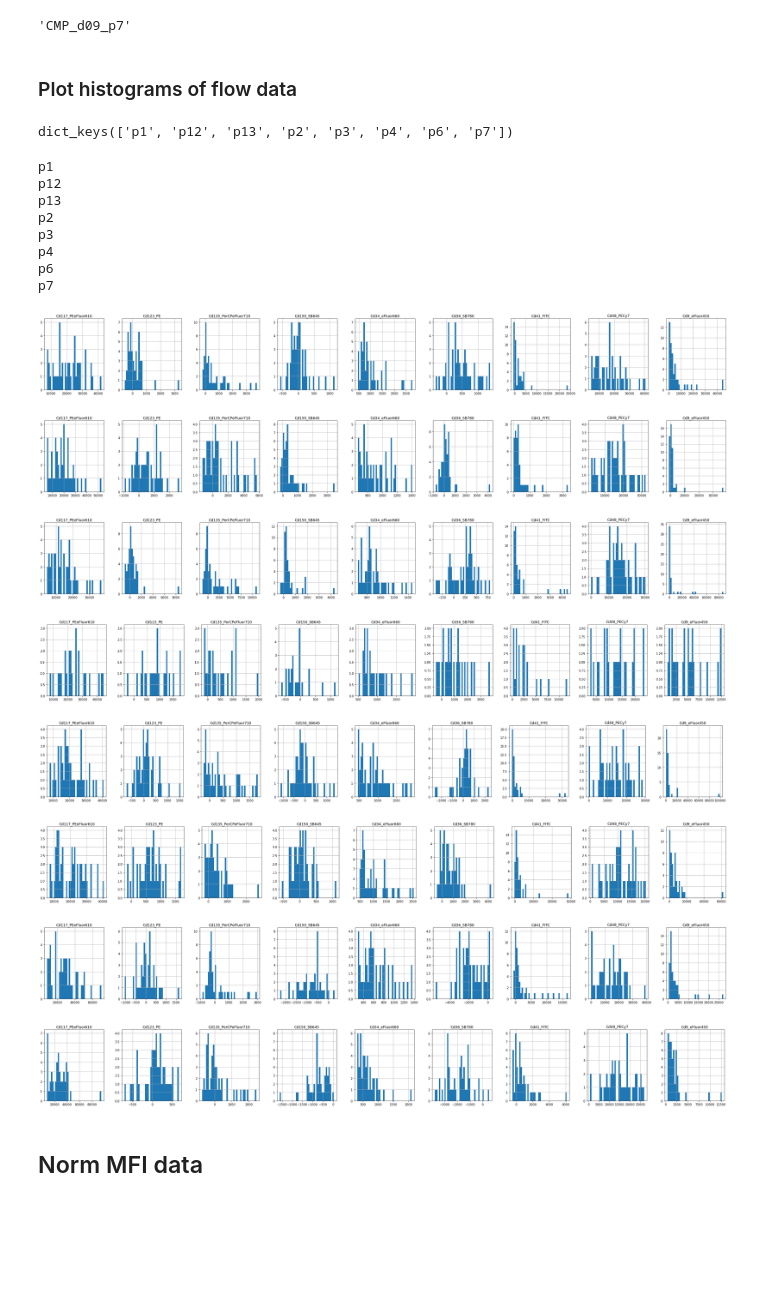
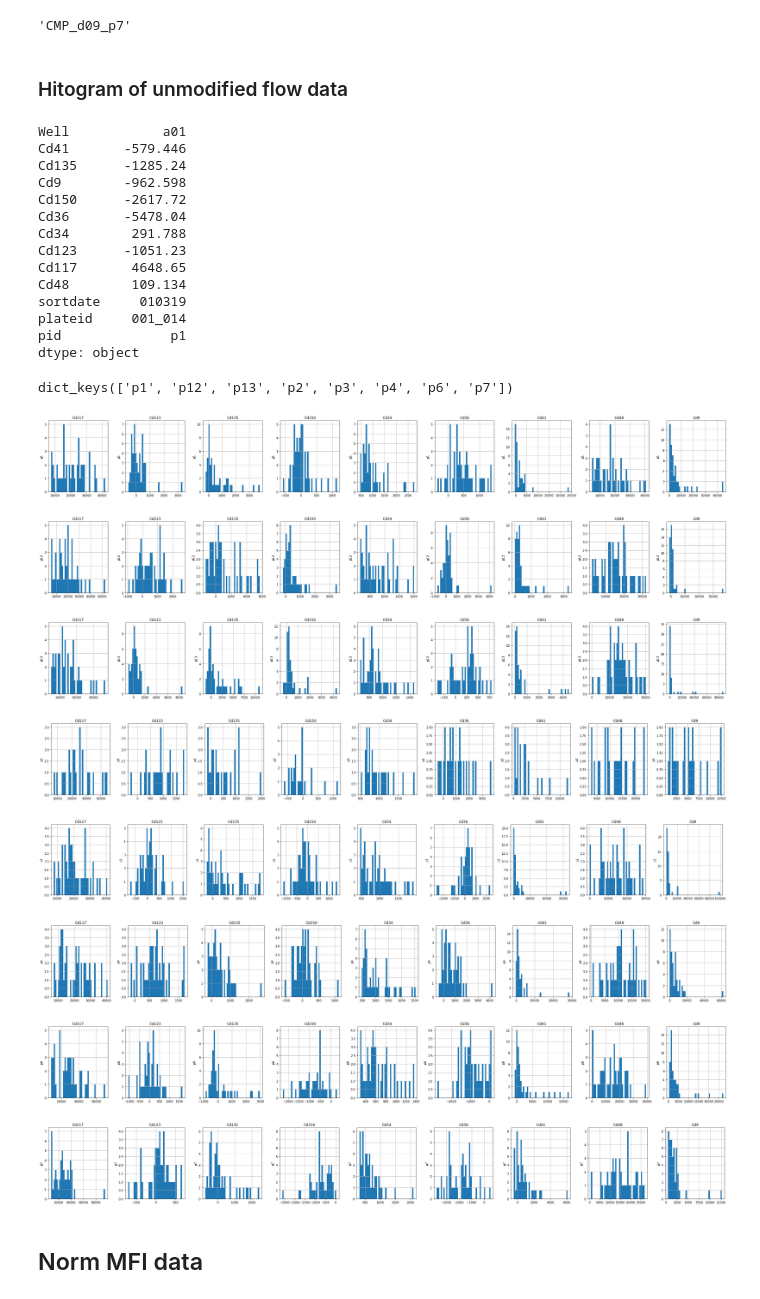
Before and after one commit to efheuston/msAggr_scRNASeq, a Jupyter notebook: IndexSorted_CMP.ipynb, the cells around one changed output. Saved outputs shown, nothing was run; the diff lists cells and outputs as text; code cells hidden in the pictures; blank space fills up the shorter version.

```diff
--- a/IndexSorted_CMP.ipynb
+++ b/IndexSorted_CMP.ipynb
@@ -519,7 +521,24 @@ mfi.index[139]
 # %% [output]
 'CMP_d09_p7'
 # %% [markdown]
-### Plot histograms of flow data
+### Hitogram of unmodified flow data
+# %%
+mfi.min()
+# %% [output]
+Well            a01
+Cd41       -579.446
+Cd135      -1285.24
+Cd9        -962.598
+Cd150      -2617.72
+Cd36       -5478.04
+Cd34        291.788
+Cd123      -1051.23
+Cd117       4648.65
+Cd48        109.134
+sortdate     010319
+plateid     001_014
+pid              p1
+dtype: object
 # %%
 mfi_by_pid = mfi.groupby('pid')
 mfi_by_pid.groups.keys()
@@ -528,28 +547,21 @@ dict_keys(['p1', 'p12', 'p13', 'p2', 'p3', 'p4', 'p6', 'p7'])
 # %%
 for plate in mfi_by_pid.groups.keys():
     plot_group = mfi_by_pid.get_group(plate)
     plot_group = plot_group.replace(np.nan, 0)
-    print(plate)
-    y_label = plate
-    plot_group.hist(bins = 40, layout = (9, 11), figsize = (50, 50))
-    plt.xlim(left = 0)
+
+    for array in plot_group.hist(bins = 40, layout = (9, 11), figsize = (50, 50)):
+        for subplot in array:
+            subplot.set_ylabel(plate)
+#             subplot.set_xlim(left = 0)
 # %% [output]
-p1
-p12
-p13
-p2
-p3
-p4
-p6
-p7
-[figure, old version]
+[figure, new version]
-[figure, old version]
+[figure, new version]
-[figure, old version]
+[figure, new version]
-[figure, old version]
+[figure, new version]
-[figure, old version]
+[figure, new version]
-[figure, old version]
+[figure, new version]
-[figure, old version]
+[figure, new version]
-[figure, old version]
+[figure, new version]
 # %% [markdown]
 ## Norm MFI data
 # %% [markdown]
```
Also changed, not shown: parts of 17 cells of this notebook.
